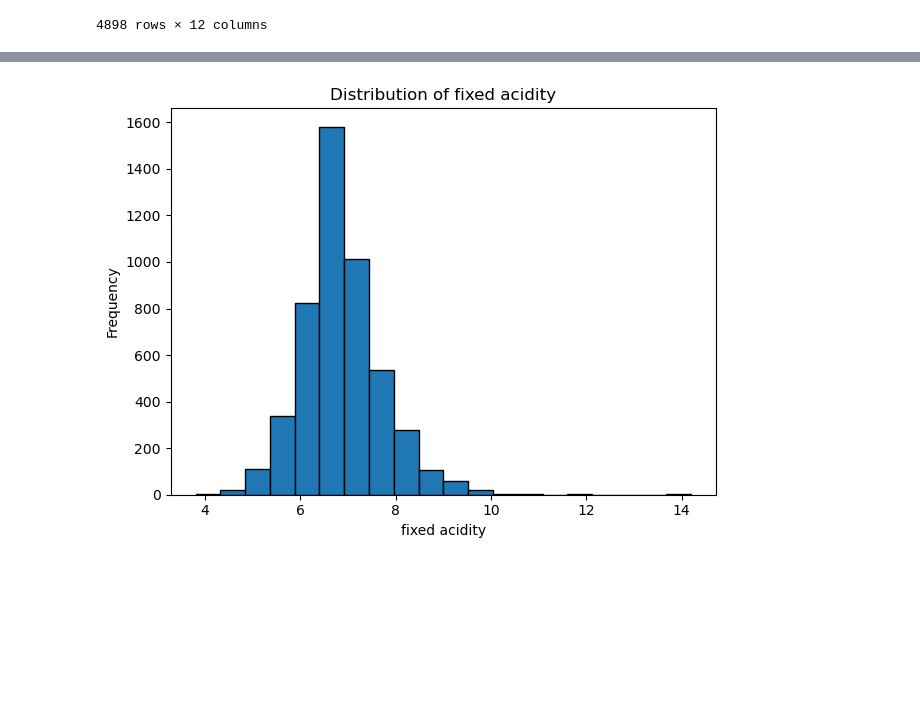
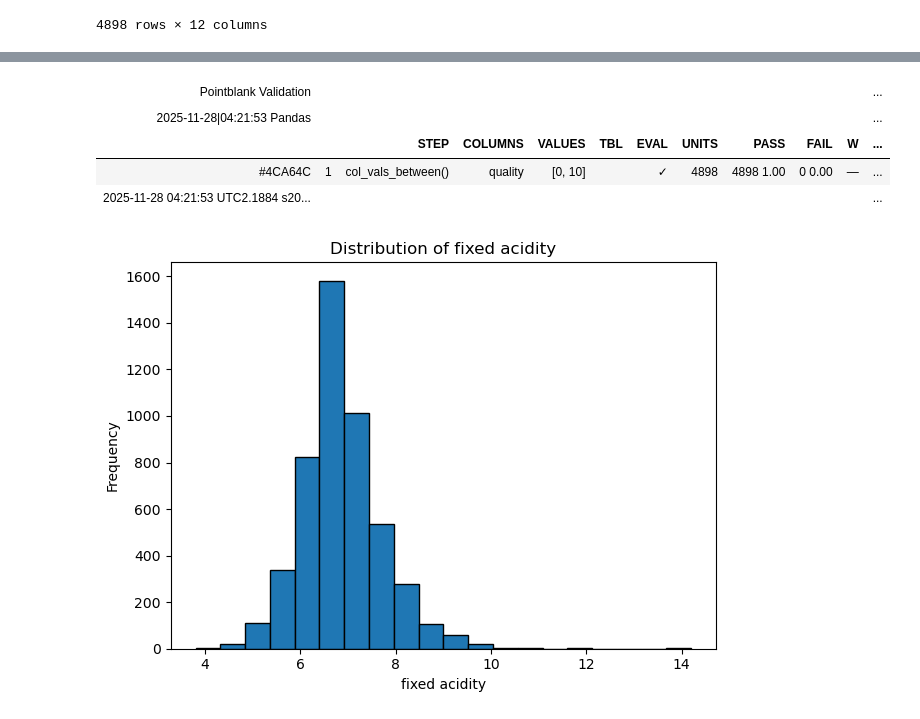
Before and after one commit to Natalie1339/dsci522project, a Jupyter notebook: analysis/white_wine_quality.ipynb, the cells around one changed output, grey strips where cells are left out. Cells and saved outputs as stored; diff of their text form; code cells hidden in the pictures; blank space fills up the shorter version.

Commit message:
Adding the rest of data validation

```diff
--- a/analysis/white_wine_quality.ipynb
+++ b/analysis/white_wine_quality.ipynb
@@ -98,3 +113,13 @@ validation
+# %%
+# No outlier or anomalous values
+
+pb.Validate(origin_df).col_vals_between(columns="quality", left=0, right=10).interrogate()
+# %% [output]
+| Pointblank Validation |  |  |  |  |  |  |  |  |  |  | ... |
+| 2025-11-28|04:21:53 Pandas |  |  |  |  |  |  |  |  |  |  | ... |
+|  |  | STEP | COLUMNS | VALUES | TBL | EVAL | UNITS | PASS | FAIL | W | ... |
+| #4CA64C | 1 | col_vals_between() | quality | [0, 10] |  | ✓ | 4898 | 4898 1.00 | 0 0.00 | — | ... |
+| 2025-11-28 04:21:53 UTC2.1884 s20... |  |  |  |  |  |  |  |  |  |  | ... |
 # %%
 # plotting a bar graph for each variable
 for feat in origin_df.columns.tolist():
```
Also changed, not shown: parts of 4 cells of this notebook.
